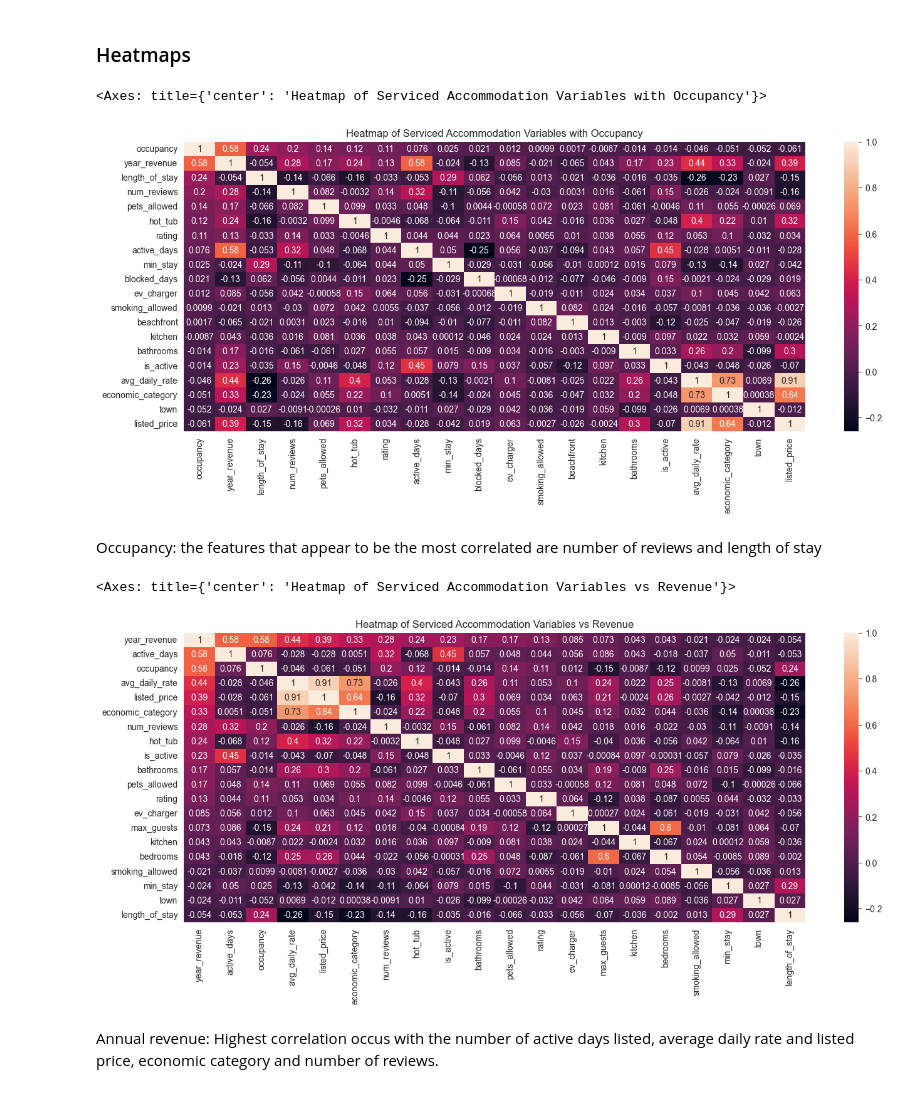
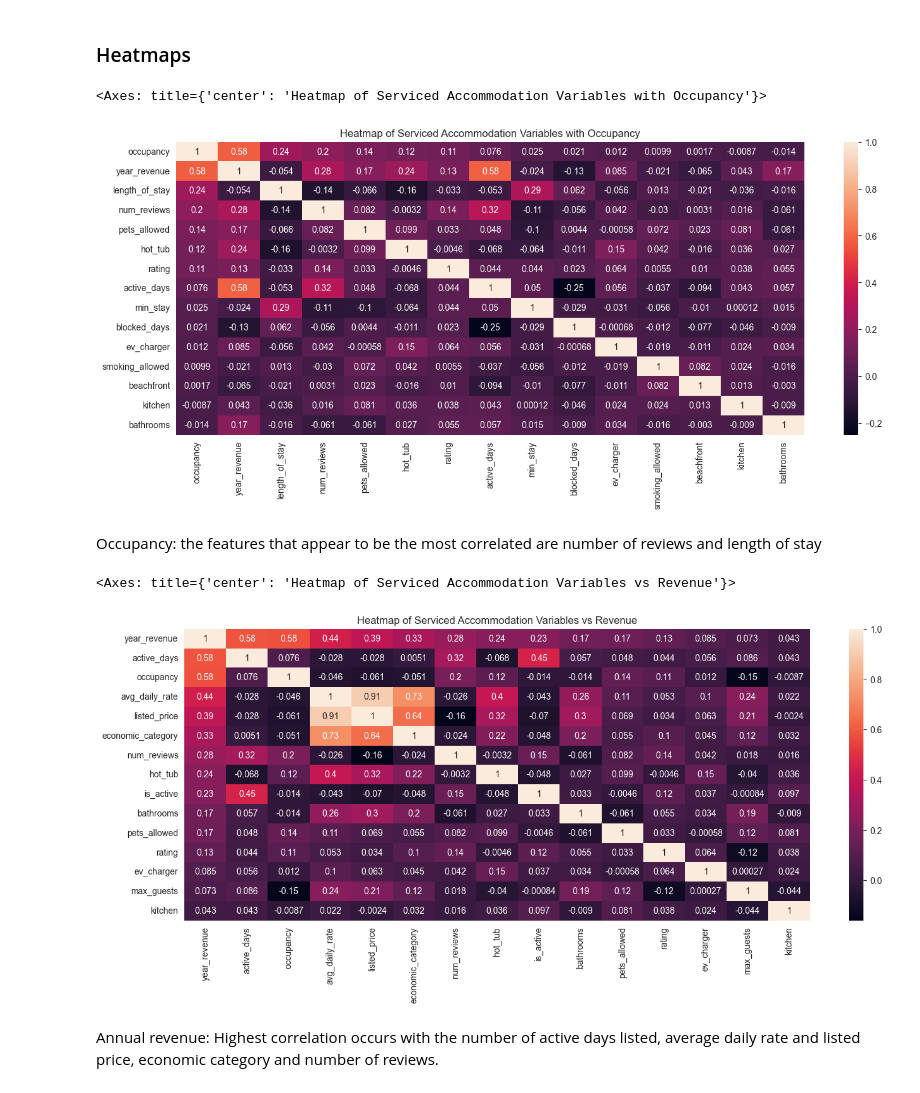
Before and after one commit to AvChilds/serviced_accommodation_ML_project, a Jupyter notebook: masters_assignment_1.ipynb, the cells around one changed output. Cells and saved outputs as stored; diff of their text form; code cells hidden in the pictures.

```diff
--- a/masters_assignment_1.ipynb
+++ b/masters_assignment_1.ipynb
@@ -939,31 +957,31 @@ plt.title('Heatmap of Serviced Accommodation Variables with Occupancy')
 
 #Quality correlation matrix
 
-k =20  # number of variables for heatmap # want to just pick out the top 12
+k = 15  # number of variables for heatmap # want to just pick out the top 12
 cols = data_encoded.corr().nlargest(k, 'occupancy')['occupancy'].index  # method
 cm = data_encoded[cols].corr()
 
 sns.heatmap(cm, annot=True)
 # %% [output]
 <Axes: title={'center': 'Heatmap of Serviced Accommodation Variables with Occupancy'}>
-[figure, old version]
+[figure, new version]
 # %% [markdown]
 Occupancy: the features that appear to be the most correlated are  number of reviews and length of stay
 # %%
 # Increase the size of the heatmap.
 plt.figure(figsize=(16, 6))
 plt.title('Heatmap of Serviced Accommodation Variables vs Revenue')
 
 
 #Quality correlation matrix
 
-k =20  # number of variables for heatmap # want to just pick out the top 12
+k =15  # number of variables for heatmap # want to just pick out the top 12
 cols = data_encoded.corr().nlargest(k, 'year_revenue')['year_revenue'].index  # method
 cm = data_encoded[cols].corr()
 
 sns.heatmap(cm, annot=True)
 # %% [output]
 <Axes: title={'center': 'Heatmap of Serviced Accommodation Variables vs Revenue'}>
-[figure, old version]
+[figure, new version]
 # %% [markdown]
-Annual revenue: Highest correlation occus with the number of active days listed, average daily rate and listed price, economic category  and number of reviews.
+Annual revenue: Highest correlation occurs with the number of active days listed, average daily rate and listed price, economic category  and number of reviews.
```
Also changed, not shown: parts of 5 cells of this notebook.
